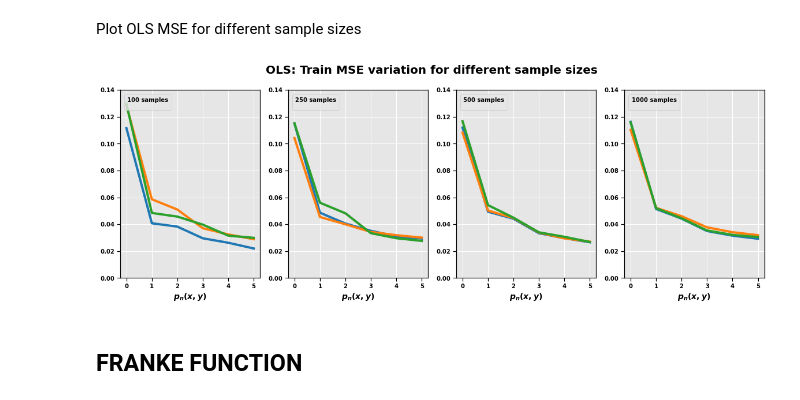
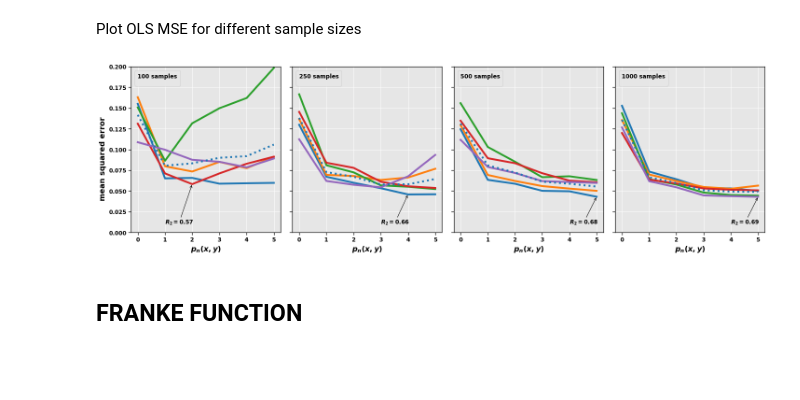
Before and after one commit to fonstelien/FYS-STK4155, a Jupyter notebook: project1/take2.ipynb, the cells around one changed output. Drawn from its saved outputs; the diff is of its cells as text; code cells hidden in the pictures; blank space fills up the shorter version.

Commit message:
found error in OLS bootstrap

```diff
--- a/project1/take2.ipynb
+++ b/project1/take2.ipynb
@@ -53,25 +53,24 @@ Plot OLS Confidence interval
 # %%
 '''Plot OLS Confidence interval'''
 
-plt.figure(figsize=WIDE_FIG)
-plt.suptitle(r"OLS: CI$_{95}$ for estimator $\hat{\beta}$ with different sample sizes", fontsize=LARGE, weight='bold')
+fig, axes = plt.subplots(nrows=1, ncols=4, sharex=True, sharey=True, figsize=WIDE_FIG)
+#fig.suptitle(r"OLS: CI$_{95}$ for estimator $\hat{\beta}$ with different sample sizes", fontsize=LARGE, weight='bold')
+fig.text(-0.005, 0.5, 'value and CI$_{95}$', va='center', rotation='vertical', fontsize=MEDIUM)
 
 ylim = (-80,80)
-
 scaler = skl.preprocessing.StandardScaler(with_std=False)
-plots = [141,142,143,144]
 samples = [100,250,500,1000]
 
-for plot, sn in zip(plots, samples):
-    plt.subplot(plot)
+for ax, sn in zip(axes, samples):
     X_down = X[:sn]
     z_down = z[:sn]
     X_down = scaler.fit_transform(X_down)
     X_down[:,0] = 1
-    plt.boxplot(beta_hat_confidence_intervals(X_down, z_down, VAR_EPS, ci=95), showbox=False, showmeans=True)
-    plt.ylim(*ylim)
-    plt.legend([], title=f'{sn} samples', title_fontsize=SMALL, loc='upper left')
-    plt.xlabel(r"$\hat{\beta}_j$")
+    ax.boxplot(beta_hat_confidence_intervals(X_down, z_down, VAR_EPS, ci=95), showbox=False, showmeans=True)
+    ax.set_ylim(*ylim)
+    ax.legend([], title=f'{sn} samples', title_fontsize=SMALL, loc='upper left')
+    ax.set_xlabel(r'estimator $\mathbf{\hat{\beta}}_j$ for $p_5(x,y)$')
 
+plt.tight_layout()
 plt.show()
 # %% [output]
@@ -79,38 +78,56 @@ plt.show()
 # %% [markdown]
 Plot OLS MSE for different sample sizes
 # %%
-'''Plot OLS MSE for different sample sizes'''
+'''Plot OLS MSE with some different data sets and for different sample sizes'''
 
-plt.figure(figsize=WIDE_FIG)
-plt.suptitle(r"OLS: Train MSE variation for different sample sizes", fontsize=LARGE, weight='bold')
-ylim = (0,.14)
 
-scaler = skl.preprocessing.StandardScaler(with_std=False)
-plots = [141,142,143,144]
+fig, axes = plt.subplots(nrows=1, ncols=4, sharex=True, sharey=True, figsize=WIDE_FIG)
+#fig.suptitle(r"OLS: Train MSE variation for different sample sizes", fontsize=LARGE, weight='bold')
+fig.text(-0.005, 0.5, 'mean squared error', va='center', rotation='vertical', fontsize=MEDIUM)
+
+ylim = (0,.2)
 samples = [100,250,500,1000]
 ols_mse = np.ndarray(len(polynomial_orders))
+ols_mse_avg = np.ndarray(len(polynomial_orders))
 
-for plot, sn in zip(plots, samples):
-    plt.subplot(plot)
-    for i in range(3):
+for ax, sn in zip(axes, samples):
+    best_mse_val = 1
+    best_mse_pn = -1
+    for i in range(5):
         x, y = randmesh(sn=sn, random_state=i)
         X = make_design_matrix(x, y, pn=5)
-        z, f, _ = franke_sampler(x.T[0], y.T[0], var_eps=VAR_EPS)
+        z, _, _ = franke_sampler(x.T[0], y.T[0], var_eps=VAR_EPS)
+        X_train, X_test, z_train, z_test = skl.model_selection.train_test_split(X, z, train_size=.7)
+        X_train, X_test = scale(X_train, X_test, with_std=False)
         for pn in polynomial_orders:
-            Xpn = truncate_to_poly(X, pn)
-            Xpn = scaler.fit_transform(Xpn)
-            Xpn[:,0] = 1
-            beta_hat = np.linalg.inv(Xpn.T @ Xpn) @ Xpn.T @ z
-            z_tilde = Xpn @ beta_hat
-            ols_mse[pn] = mse(z, z_tilde)
-        plt.plot(polynomial_orders, ols_mse)
-    plt.ylim(*ylim)
-    plt.legend([], title=f'{sn} samples', title_fontsize=SMALL, loc='upper left')
-    plt.xlabel(r"$p_n(x,y)$")
+            X_train_pn = truncate_to_poly(X_train, pn)
+            X_test_pn = truncate_to_poly(X_test, pn)
+            beta_hat = np.linalg.inv(X_train_pn.T @ X_train_pn) @ X_train_pn.T @ z_train
+            z_tilde = X_test_pn @ beta_hat
+            ols_mse[pn] = mse(z_test, z_tilde)
 
+        ols_mse_avg = (i*ols_mse_avg + ols_mse)/(i+1)
+        if ols_mse.min() < best_mse_val:
+            idx = ols_mse.argmin()
+            best_mse_val = ols_mse[idx]
+            best_mse_pn = polynomial_orders[idx]
+        ax.plot(polynomial_orders, ols_mse)
+    ax.plot(polynomial_orders, ols_mse_avg, ':', color=COLORS[0])
+
+    # R2 annotation
+    xytext = (best_mse_pn-1, .01)
+    xy = (best_mse_pn, best_mse_val)
+    R2 = best_r2(best_mse_val, z_down)
+    ax.annotate(f'$R_2 = {R2:.2f}$', xytext=xytext, xy=xy, arrowprops={'arrowstyle':'->'})
+
+    ax.set_ylim(*ylim)
+    ax.legend([], title=f'{sn} samples', title_fontsize=SMALL, loc='upper left')
+    ax.set_xlabel(r"$p_n(x,y)$")
+
+plt.tight_layout()
 plt.show()
 # %% [output]
-[figure, old version]
+[figure, new version]
 # %%
 '''OLS Regression data set'''
 
```
Also changed, not shown: parts of 5 cells of this notebook, 4 other files.
